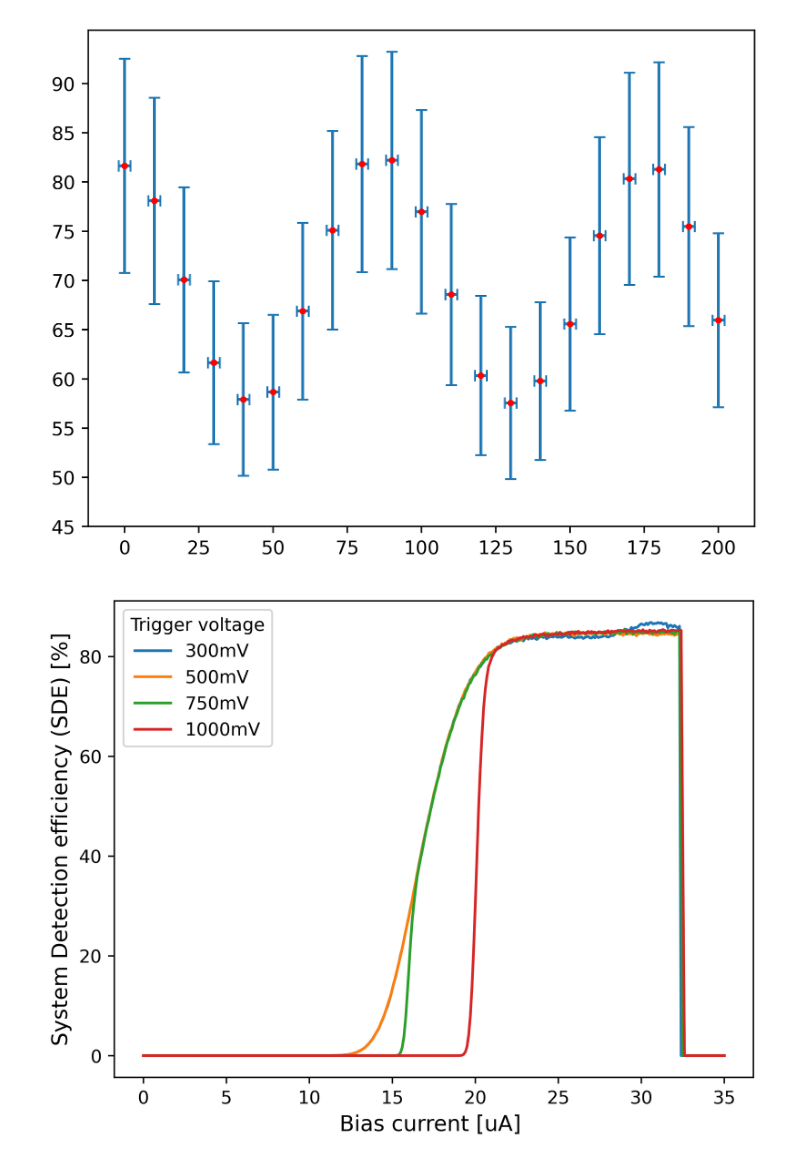
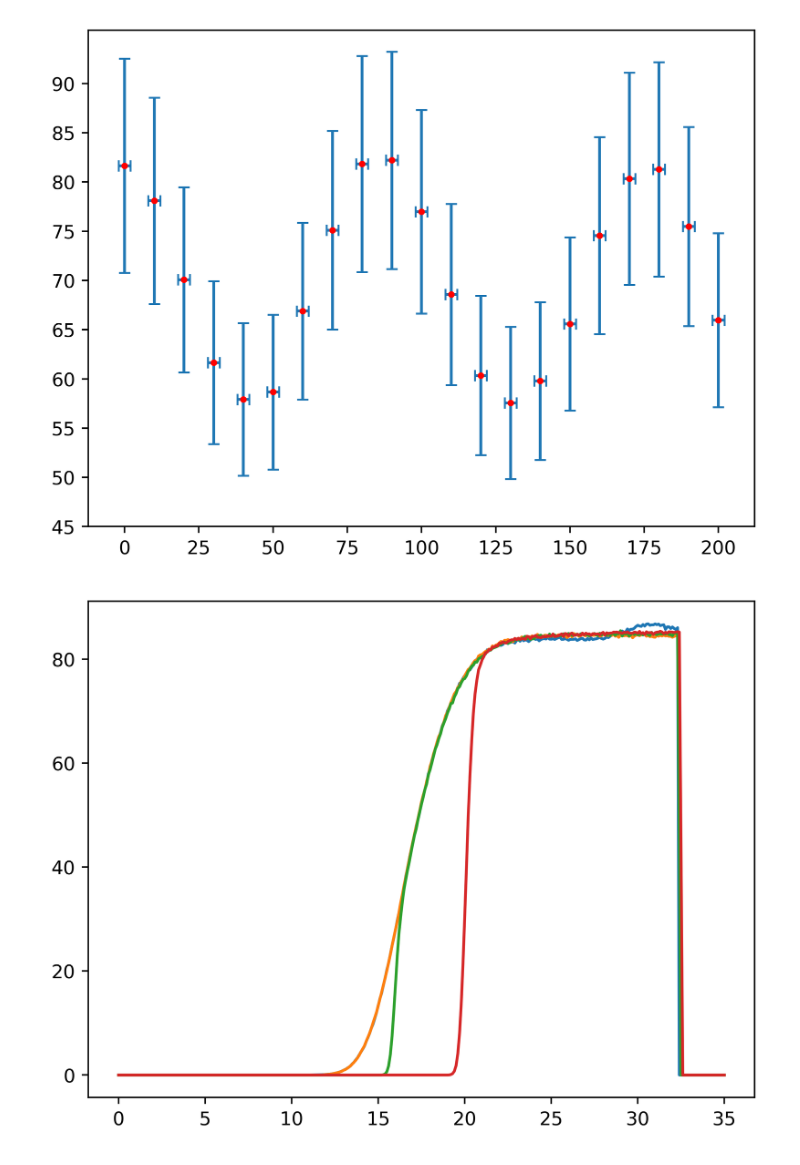
Before and after one commit to MXM1796/Bachelor_thesis_24, a Jupyter notebook: Porgramming/efficiency_evaluation.ipynb, the cells around one changed output. Cells and saved outputs as stored; diff of their text form; code cells hidden in the pictures.

```diff
--- a/Porgramming/efficiency_evaluation.ipynb
+++ b/Porgramming/efficiency_evaluation.ipynb
@@ -100,21 +101,21 @@ OD_value_1 = 9.15
 # %%
 # Plotting
 # plt.yticks(np.arange(0, 100, 5))
 
 plt.plot(bias_sweep_9_15_300[:,0],(bias_sweep_9_15_300[:,1]*5/photons_per_second(beam_pow, OD_value_1))*100, label="300mV")
 plt.plot(bias_sweep_9_15_500[:,0], (bias_sweep_9_15_500[:,1]*5/photons_per_second(beam_pow, OD_value_1))*100, label="500mV")
 plt.plot(bias_sweep_9_15_750[:,0], (bias_sweep_9_15_750[:,1]*5/photons_per_second(beam_pow, OD_value_1))*100, label="750mV")
 plt.plot(bias_sweep_9_15_1000[:,0], (bias_sweep_9_15_1000[:,1]*5/photons_per_second(beam_pow, OD_value_1))*100, label="1000mV")
 
 title = f'SDE vs. Bias current - Channel {channel}'
 ylabel = f'System Detection efficiency (SDE) [%]'
 xlabel = f'Bias current [uA] '
 save_name = "HQO_20240711_sde_bias_current_tv_300_1000_thesis"
 
 # plott_settings_default("Input rate 1.396 MHz", xlabel, ylabel, name_for_saving=save_name, legend_title="Trigger voltage", subtitle=title)
-plott_settings_default("", xlabel, ylabel, name_for_saving=save_name, legend_title="Trigger voltage")
+# plott_settings_default("", xlabel, ylabel, name_for_saving=save_name, legend_title="Trigger voltage")
 # %% [output]
-[figure, old version]
+[figure, new version]
 # %%
 # 3. OD - Efficiency calculation - channel 1
 bias_tv_sde_all = os.listdir("/Users/maxim.re/sciebo/Ba_thesis_measurement_data")
```
Also changed, not shown: parts of 8 cells of this notebook, 18 other files.
